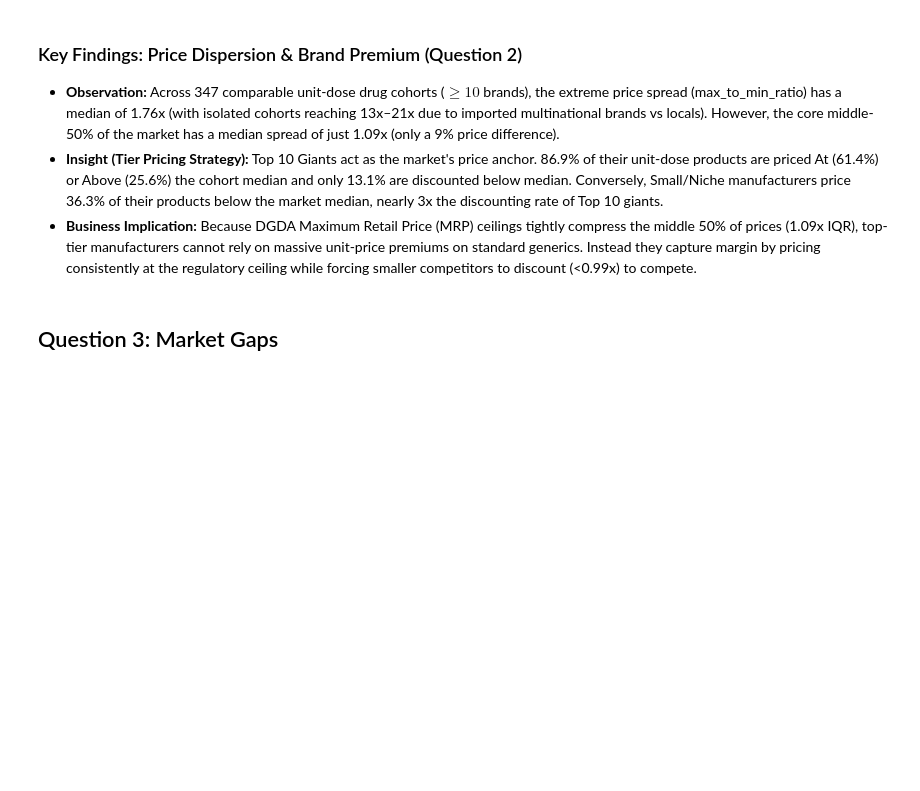
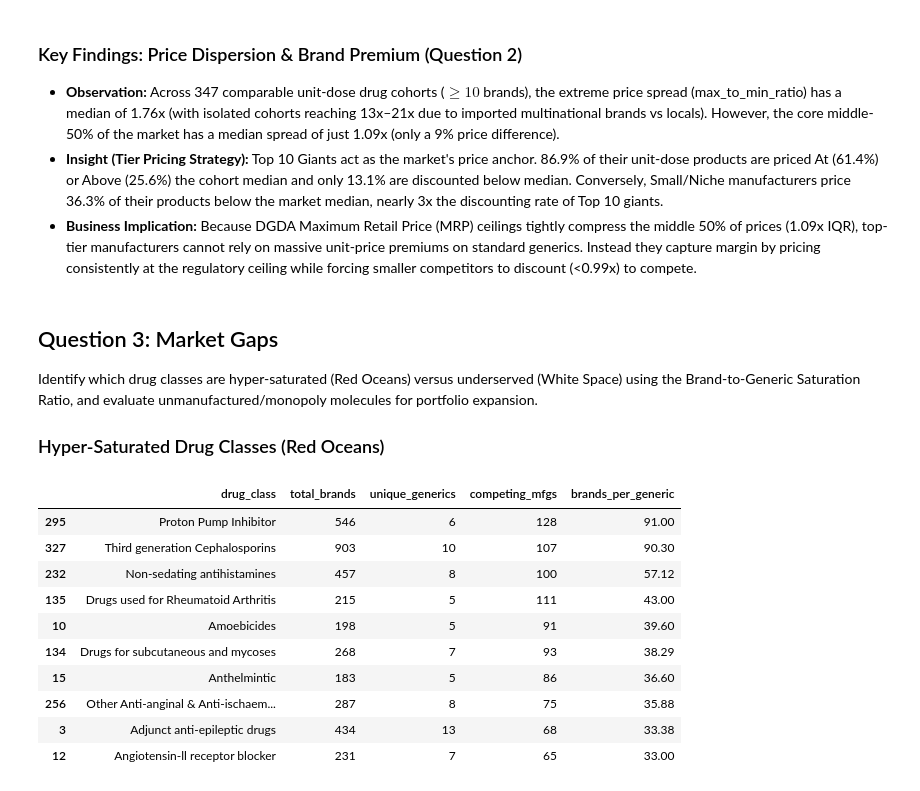
Before and after one commit to nbakh16/pharma-market-analysis-bd, a Jupyter notebook: notebooks/02_exploratory_market_analysis.ipynb, the cells around one changed output. Drawn from its saved outputs; the diff is of its cells as text; code cells hidden in the pictures; blank space fills up the shorter version.

```diff
--- a/notebooks/02_exploratory_market_analysis.ipynb
+++ b/notebooks/02_exploratory_market_analysis.ipynb
@@ -313,3 +313,44 @@ display(tier_pricing_summary)
 * **Business Implication:** Because DGDA Maximum Retail Price (MRP) ceilings tightly compress the middle 50% of prices (1.09x IQR), top-tier manufacturers cannot rely on massive unit-price premiums on standard generics. Instead they capture margin by pricing consistently at the regulatory ceiling while forcing smaller competitors to discount (<0.99x) to compete.
 # %% [markdown]
 ## Question 3: Market Gaps
+Identify which drug classes are hyper-saturated (Red Oceans) versus underserved (White Space) using the Brand-to-Generic Saturation Ratio, and evaluate unmanufactured/monopoly molecules for portfolio expansion.
+
+### Hyper-Saturated Drug Classes (Red Oceans)
+# %%
+# display(df.info())
+
+drug_saturation = (
+    df[df['drug_class'] != 'Not Specified']
+    .groupby('drug_class')
+    .agg(
+        total_brands=('brand_id', 'count'),
+        unique_generics=('generic', 'nunique'),
+        competing_mfgs=('manufacturer', 'nunique')
+    )
+    .reset_index()
+)
+
+drug_saturation['brands_per_generic'] = (
+    drug_saturation['total_brands'] / drug_saturation['unique_generics']
+).round(2)
+
+# display(drug_saturation)
+
+filtered_drug_saturation = (
+    drug_saturation[drug_saturation['unique_generics'] >= 5]
+    .sort_values(by='brands_per_generic', ascending=False)
+)
+
+display(filtered_drug_saturation.head(10))
+# %% [output]
+|  | drug_class | total_brands | unique_generics | competing_mfgs | brands_per_generic |
+| 295 | Proton Pump Inhibitor | 546 | 6 | 128 | 91.00 |
+| 327 | Third generation Cephalosporins | 903 | 10 | 107 | 90.30 |
+| 232 | Non-sedating antihistamines | 457 | 8 | 100 | 57.12 |
+| 135 | Drugs used for Rheumatoid Arthritis | 215 | 5 | 111 | 43.00 |
+| 10 | Amoebicides | 198 | 5 | 91 | 39.60 |
+| 134 | Drugs for subcutaneous and mycoses | 268 | 7 | 93 | 38.29 |
+| 15 | Anthelmintic | 183 | 5 | 86 | 36.60 |
+| 256 | Other Anti-anginal & Anti-ischaem... | 287 | 8 | 75 | 35.88 |
+| 3 | Adjunct anti-epileptic drugs | 434 | 13 | 68 | 33.38 |
+| 12 | Angiotensin-ll receptor blocker | 231 | 7 | 65 | 33.00 |
```
Also changed, not shown: parts of 7 cells of this notebook.
